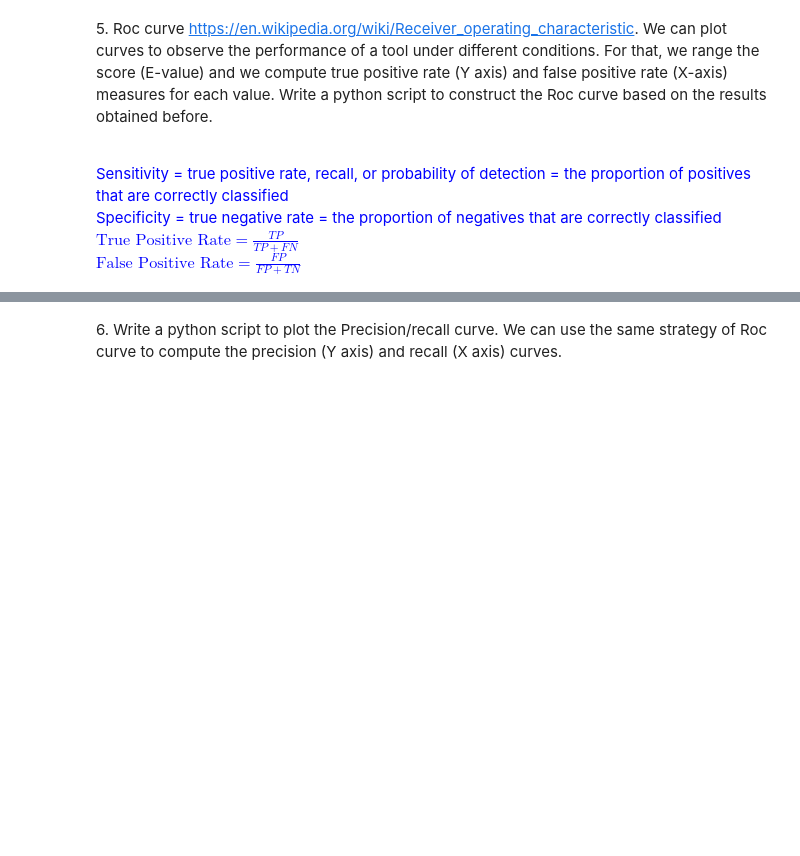
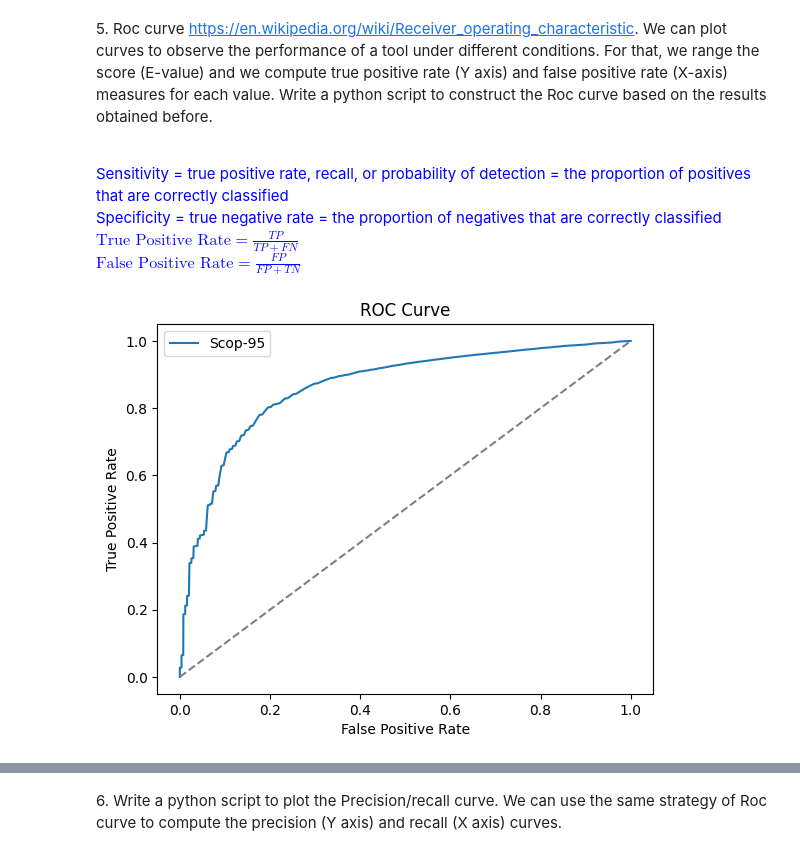
Before and after one commit to EliiseNicolas/M1_S2_BIM, a Jupyter notebook: SBAS/tme08/SBAS_TME_08_ANTON_NICOLAS.ipynb, the cells around one changed output, grey strips where cells are left out. Saved outputs shown, nothing was run; the diff lists cells and outputs as text; code cells hidden in the pictures; blank space fills up the shorter version.

```diff
--- a/SBAS/tme08/SBAS_TME_08_ANTON_NICOLAS.ipynb
+++ b/SBAS/tme08/SBAS_TME_08_ANTON_NICOLAS.ipynb
@@ -196,4 +197,52 @@ $\text{True Positive Rate} = \frac{TP}{TP+FN}$
 <br>
 $\text{False Positive Rate} = \frac{FP}{FP+TN}$
 <font>
+# %%
+def normalize(lst):
+    min_val = min(lst)
+    max_val = max(lst)
+    return [(x - min_val) / (max_val - min_val) for x in lst]
+
+
+def plotROCversion1(rep, nom, total):
+    sorted_results = sorted(rep, key=lambda x: x[4])
+
+    TP = 0
+    FP = 0
+    TN = len(rep)
+    FN = total - len(rep)
+
+    TPRs = []
+    FPRs = []
+
+    for res in sorted_results:
+        if res[1] == res[3]:
+            TP += 1
+            TN -= 1
+        else:
+            FP += 1
+            FN -= 1
+
+        TPR = TP / (TP + FN)
+        FPR = FP / (FP + TN)
+
+        TPRs.append(TPR)
+        FPRs.append(FPR)
+
+    TPRs = normalize(TPRs)
+    FPRs = normalize(FPRs)
+
+    plt.figure()
+    plt.plot(FPRs, TPRs, label=nom)
+    plt.plot([0, 1], [0, 1], '--', color='gray')
+    plt.xlabel('False Positive Rate')
+    plt.ylabel('True Positive Rate')
+    plt.title('ROC Curve')
+    plt.legend()
+    plt.show()
+
+
+plotROCversion1(rep, "Scop-95", 789)
+# %% [output]
+[figure, added]
 # %%
```
Also changed, not shown: parts of 7 cells of this notebook, 1 other file.
